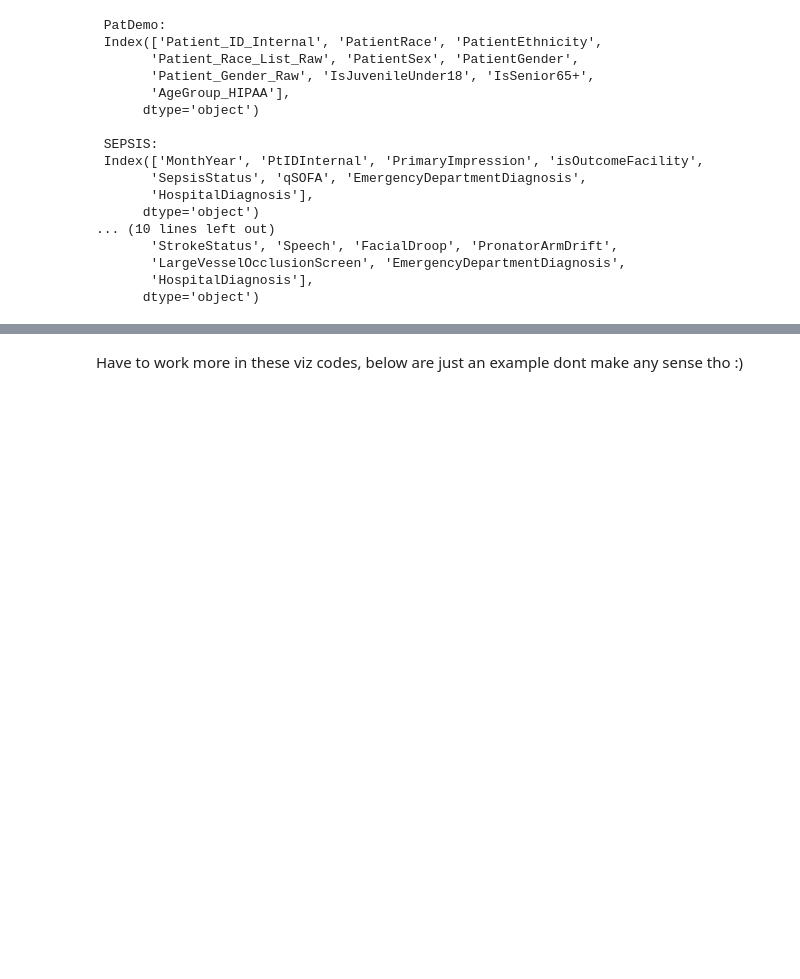
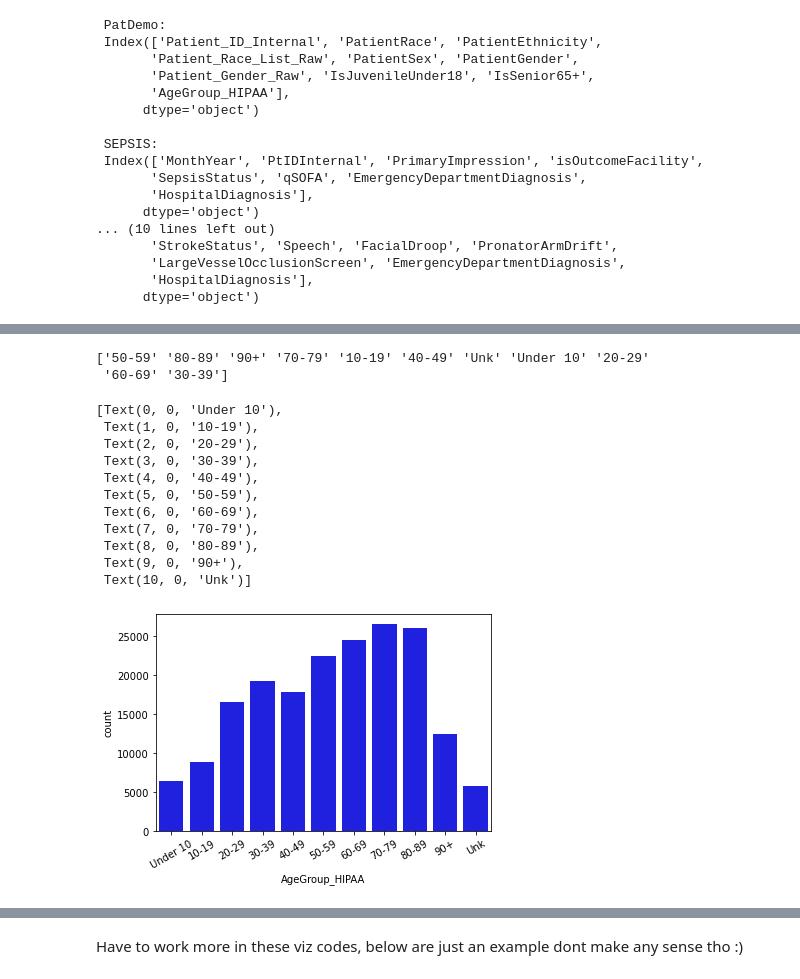
Before and after one commit to blesssong2020/Fairfax-Consultants---Summer2022-DEAN690, a Jupyter notebook: FFConsultants.ipynb, the cells around one changed output, grey strips where cells are left out. Cells and saved outputs as stored; diff of their text form; code cells hidden in the pictures; blank space fills up the shorter version.

```diff
--- a/FFConsultants.ipynb
+++ b/FFConsultants.ipynb
@@ -119,0 +157,3 @@ PatDemo.rename(columns = {'Patient_ID_Internal':'PtIDInternal'}, inplace = True)
+# %%
+PatDemo['AgeGroup_HIPAA']= PatDemo['AgeGroup_HIPAA'].astype('str')
+PatDemo['AgeGroup_HIPAA'].unique()
@@ -119,0 +188,32 @@ PatDemo.rename(columns = {'Patient_ID_Internal':'PtIDInternal'}, inplace = True)
+# %%
+#Replace '2022-10-19 00:00:00' with 10-19 and nan with Unk
+
+PatDemo["AgeGroup_HIPAA"] = PatDemo["AgeGroup_HIPAA"].replace({'2022-10-19 00:00:00': '10-19','nan':'Unk'})
+
+print(PatDemo["AgeGroup_HIPAA"].unique())
+
+# Total=sum(PatDemo['AgeGroup_HIPAA'].value_counts(dropna=True))
+# Total
+# %% [output]
+['50-59' '80-89' '90+' '70-79' '10-19' '40-49' 'Unk' 'Under 10' '20-29'
+ '60-69' '30-39']
+# %%
+## count plot for age demographics
+age_plot = sns.countplot(data = PatDemo, x = 'AgeGroup_HIPAA',
+              order = ['Under 10', '10-19', '20-29', '30-39', '40-49', '50-59',
+                       '60-69', '70-79', '80-89', '90+','Unk'],
+              color = 'b')
+age_plot.set_xticklabels(age_plot.get_xticklabels(), rotation = 30)
+# %% [output]
+[Text(0, 0, 'Under 10'),
+ Text(1, 0, '10-19'),
+ Text(2, 0, '20-29'),
+ Text(3, 0, '30-39'),
+ Text(4, 0, '40-49'),
+ Text(5, 0, '50-59'),
+ Text(6, 0, '60-69'),
+ Text(7, 0, '70-79'),
+ Text(8, 0, '80-89'),
+ Text(9, 0, '90+'),
+ Text(10, 0, 'Unk')]
+[figure, added]
```
Also changed, not shown: parts of 18 cells of this notebook.
